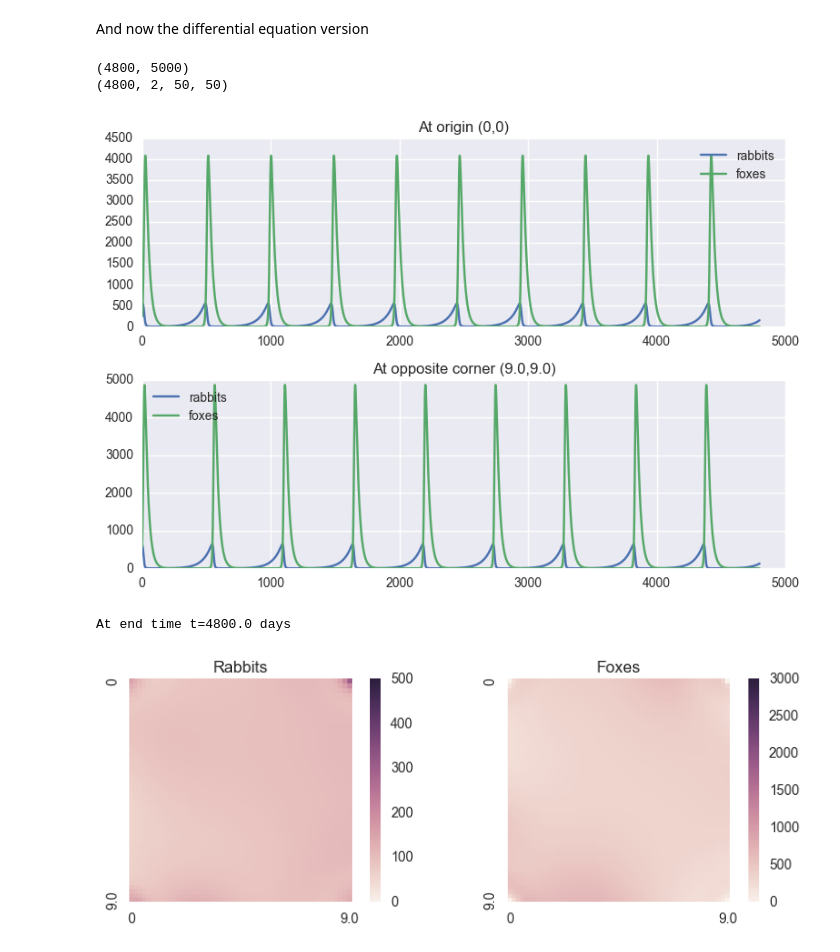
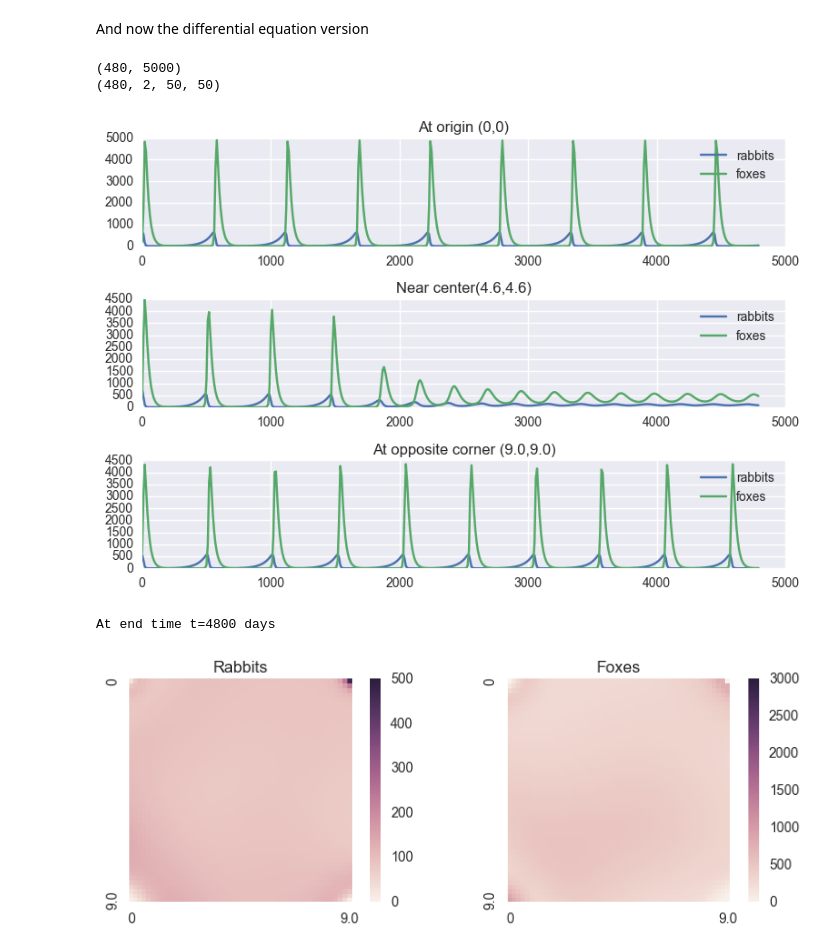
Before and after one commit to dbaugher/rabbits-and-foxes, a Jupyter notebook: rabbits-and-foxes-diffusion.ipynb, the cells around one changed output. Cells and saved outputs as stored; diff of their text form; code cells hidden in the pictures.

```diff
--- a/rabbits-and-foxes-diffusion.ipynb
+++ b/rabbits-and-foxes-diffusion.ipynb
@@ -62,8 +62,7 @@ xgrid = np.linspace(0,x_max,N)
 ygrid = np.linspace(0,y_max,M)
 assert dx == xgrid[1]
 
-diffusivity_rabbits = 1.0e-3
-diffusivity_foxes = 1.0e-3
+diffusivity_rabbits = diffusivity_foxes = 1e-3
 
 concentrations = np.ones((2,N,M))
 concentrations += 0.5 * np.abs(np.random.randn(2,N,M))
@@ -172,9 +171,9 @@ def rates(concentrations_vector, time):
     rates = np.stack((rate_rabbits, rate_foxes))
     return rates.reshape(-1)
 
-end_time = 4800.
+end_time = 4800
 concentrations_vector  = concentrations.reshape(-1)
-times = np.arange(0, end_time)
+times = np.arange(0, end_time, 10)
 initial_conditions = concentrations_vector
 result = odeint(rates, initial_conditions, times)
 
@@ -182,26 +181,32 @@ print(result.shape)
 results = result.reshape(-1,2,N,M)
 print(results.shape)
 # %% [output]
-(4800, 5000)
-(4800, 2, 50, 50)
+(480, 5000)
+(480, 2, 50, 50)
 # %%
 rabbits_origin = results[:,0,0,0]
 foxes_origin = results[:,1,0,0]
-plt.subplot(2,1,1)
+plt.subplot(3,1,1)
 plt.plot(times, rabbits_origin, label='rabbits')
 plt.plot(times, foxes_origin, label='foxes')
 plt.title("At origin (0,0)")
 plt.legend(loc="best")
 
-plt.subplot(2,1,2)
+plt.subplot(3,1,2)
+plt.plot(times, results[:,0,N//2,M//2], label='rabbits')
+plt.plot(times, results[:,1,N//2,M//2], label='foxes')
+plt.legend(loc="best")
+plt.title("Near center({:.1f},{:.1f})".format(xgrid[N//2],ygrid[M//2]))
+
+plt.subplot(3,1,3)
 plt.plot(times, results[:,0,-1,-1], label='rabbits')
 plt.plot(times, results[:,1,-1,-1], label='foxes')
 plt.legend(loc="best")
 plt.title("At opposite corner ({},{})".format(x_max,y_max))
 plt.tight_layout()
 plt.show()
 # %% [output]
-[figure, old version]
+[figure, new version]
 # %%
 print('At end time t={} days'.format(end_time))
 rabbits = results[-1,0]
@@ -218,5 +223,5 @@ plt.title('Foxes')
 plt.tight_layout()
 plt.show()
 # %% [output]
-At end time t=4800.0 days
+At end time t=4800 days
-[figure, old version]
+[figure, new version]
```
Also changed, not shown: parts of 6 cells of this notebook, 2 other files.
